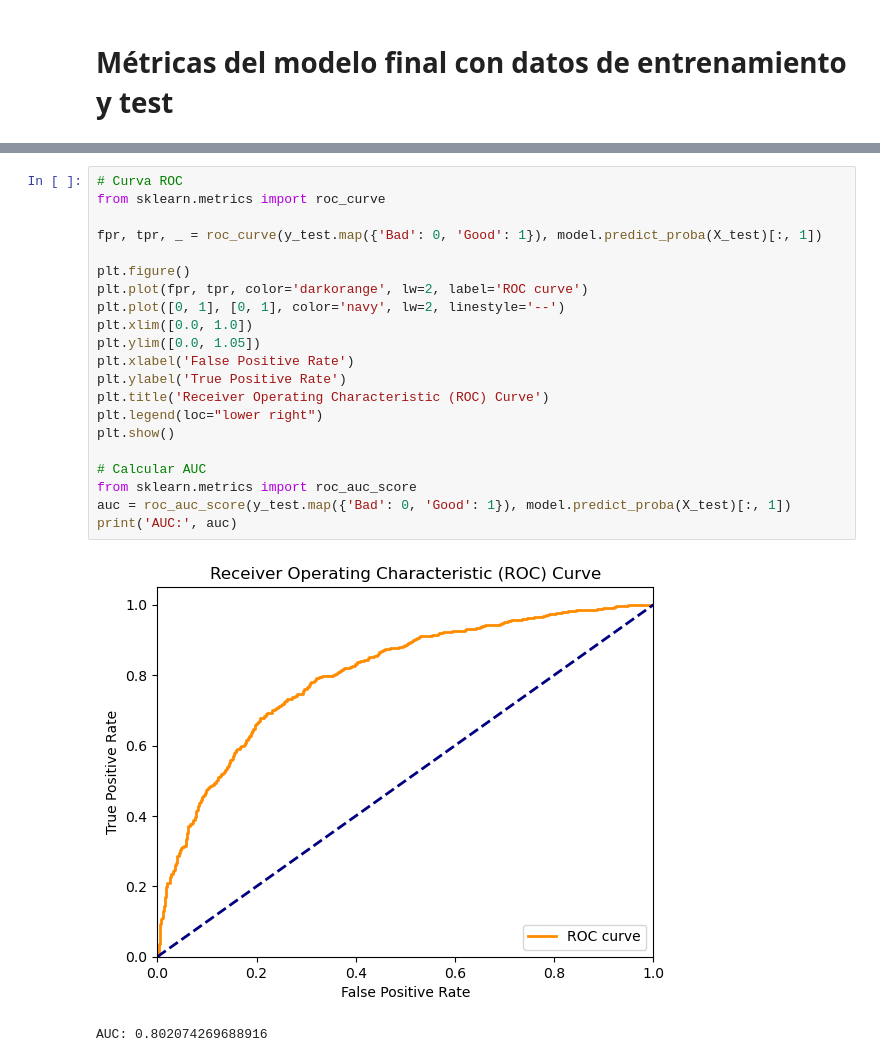
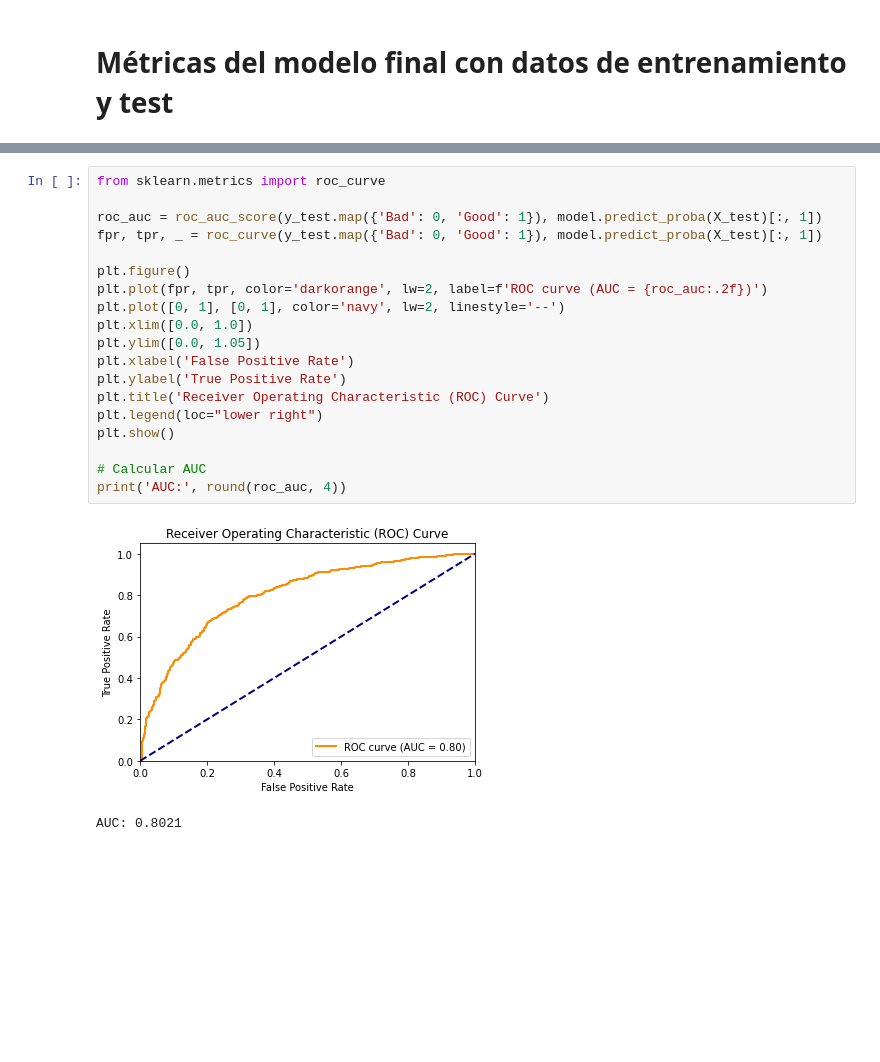
Before and after one commit to dahermar/IAExplicable, a Jupyter notebook: Practica1/linear.ipynb, the cells around one changed output, grey strips where cells are left out. Saved outputs shown, nothing was run; the diff lists cells and outputs as text; blank space fills up the shorter version.

```diff
--- a/Practica1/linear.ipynb
+++ b/Practica1/linear.ipynb
@@ -264,24 +260,22 @@ Test accuracy: 0.7335805084745762
 # %%
-# Curva ROC
 from sklearn.metrics import roc_curve
 
+roc_auc = roc_auc_score(y_test.map({'Bad': 0, 'Good': 1}), model.predict_proba(X_test)[:, 1])
 fpr, tpr, _ = roc_curve(y_test.map({'Bad': 0, 'Good': 1}), model.predict_proba(X_test)[:, 1])
 
 plt.figure()
-plt.plot(fpr, tpr, color='darkorange', lw=2, label='ROC curve')
+plt.plot(fpr, tpr, color='darkorange', lw=2, label=f'ROC curve (AUC = {roc_auc:.2f})')
 plt.plot([0, 1], [0, 1], color='navy', lw=2, linestyle='--')
 plt.xlim([0.0, 1.0])
 plt.ylim([0.0, 1.05])
 plt.xlabel('False Positive Rate')
 plt.ylabel('True Positive Rate')
 plt.title('Receiver Operating Characteristic (ROC) Curve')
 plt.legend(loc="lower right")
 plt.show()
 
 # Calcular AUC
-from sklearn.metrics import roc_auc_score
-auc = roc_auc_score(y_test.map({'Bad': 0, 'Good': 1}), model.predict_proba(X_test)[:, 1])
-print('AUC:', auc)
+print('AUC:', round(roc_auc, 4))
 # %% [output]
-[figure, old version]
+[figure, new version]
-AUC: 0.802074269688916
+AUC: 0.8021
```
Also changed, not shown: parts of 4 cells of this notebook, 1 other file.
